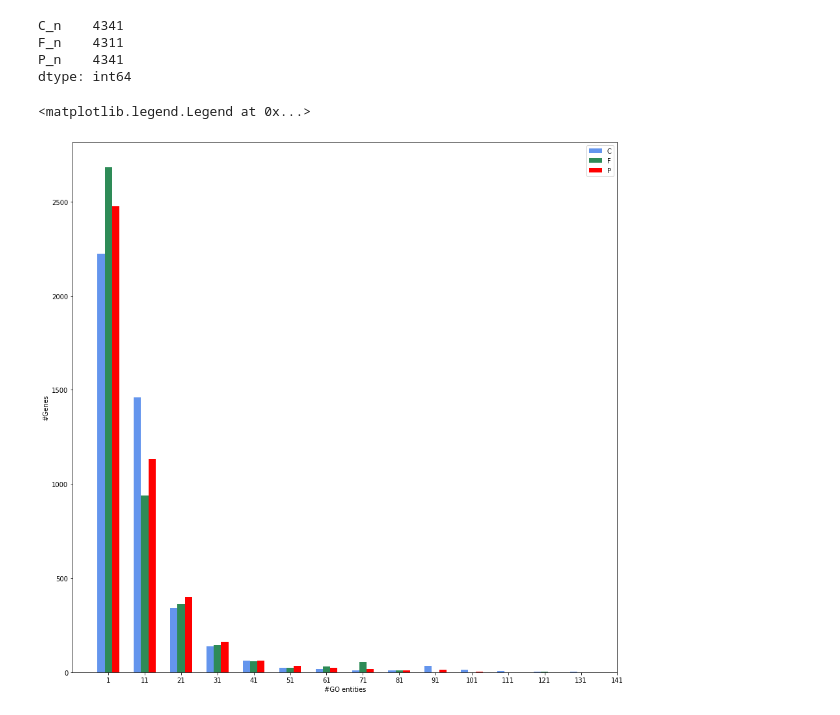
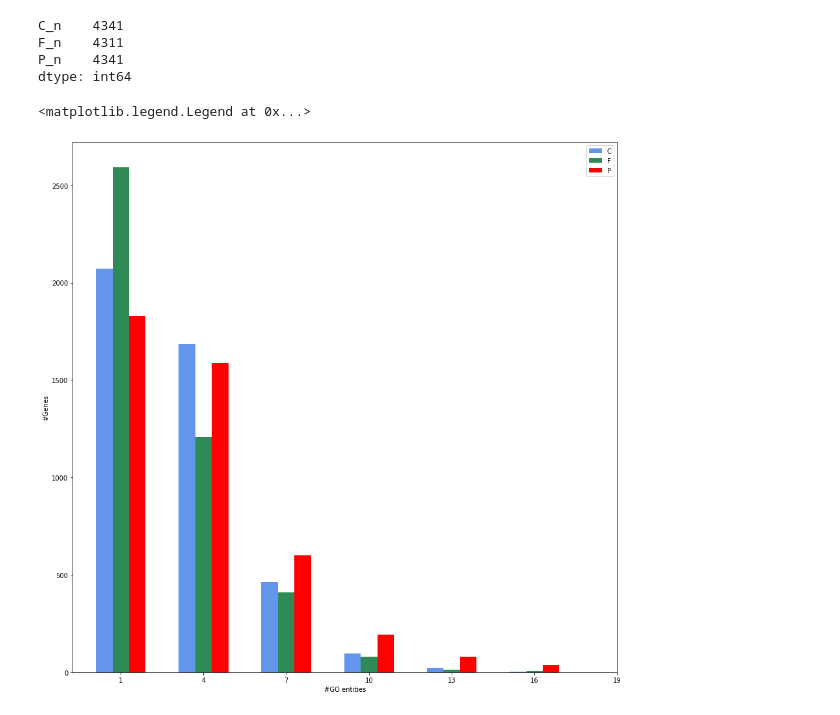
Before and after one commit to IBP-21-22/intbioproj, a Jupyter notebook: code/SGD GO stats.ipynb, the cells around one changed output. Drawn from its saved outputs; the diff is of its cells as text; code cells hidden in the pictures.

```diff
--- a/code/SGD GO stats.ipynb
+++ b/code/SGD GO stats.ipynb
@@ -63,23 +68,23 @@ dtype: int64
 # %%
 
 fig, ax = plt.subplots(figsize=(15,15))
-ticks = np.arange(1,151,10)
+ticks = np.arange(1,21,3)
 a_heights, a_bins = np.histogram(augmentedMapping['C_n'],bins=ticks)
 b_heights, b_bins = np.histogram(augmentedMapping['F_n'], bins=a_bins)
 c_heights, c_bins = np.histogram(augmentedMapping['P_n'], bins=a_bins)
 
 width = (a_bins[1] - a_bins[0])/5
 
 ax.bar(a_bins[:-1] - width, a_heights, width=width, facecolor='cornflowerblue', label='C')
 ax.bar(b_bins[:-1], b_heights, width=width, facecolor='seagreen', label='F')
 ax.bar(c_bins[:-1] + width, c_heights, width=width, facecolor='red', label='P')
 plt.xlabel('#GO entities')
 plt.ylabel('#Genes')
 plt.xticks(ticks)
 
 plt.legend()
 # %% [output]
 <matplotlib.legend.Legend at 0x...>
-[figure, old version]
+[figure, new version]
 # %%
 fig.savefig('../figures/go_terms_histogram.png')
```
Also changed, not shown: parts of 6 cells of this notebook, 11 other files.
